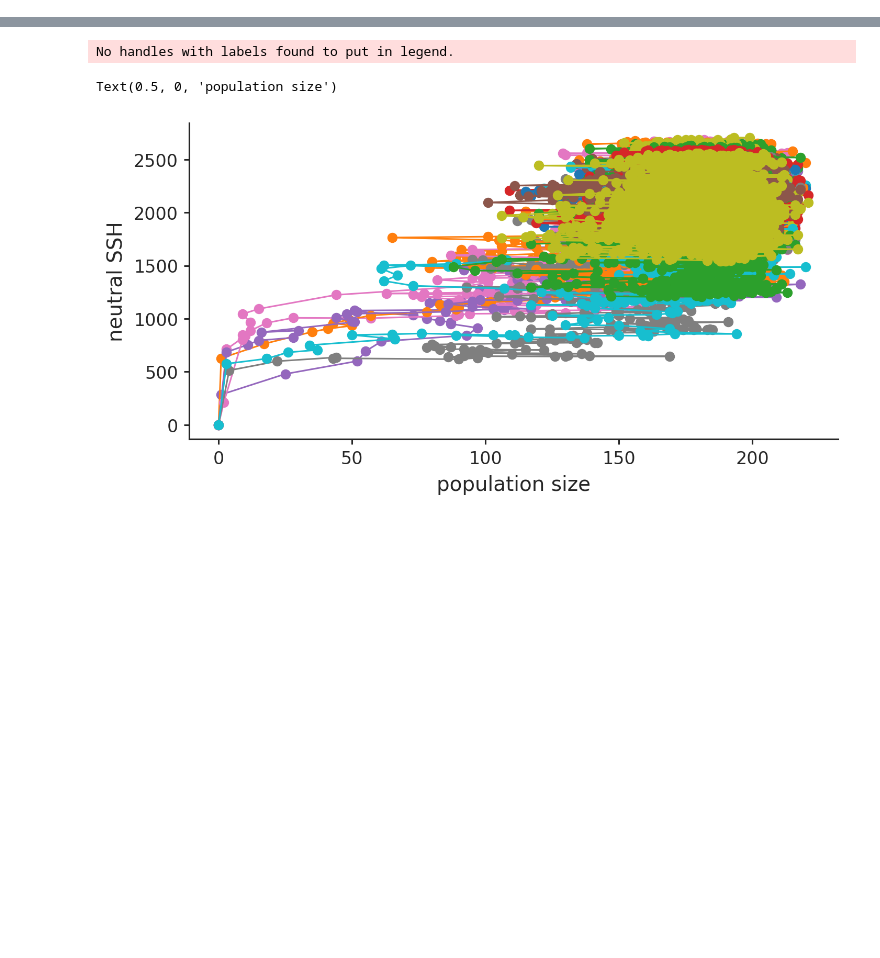
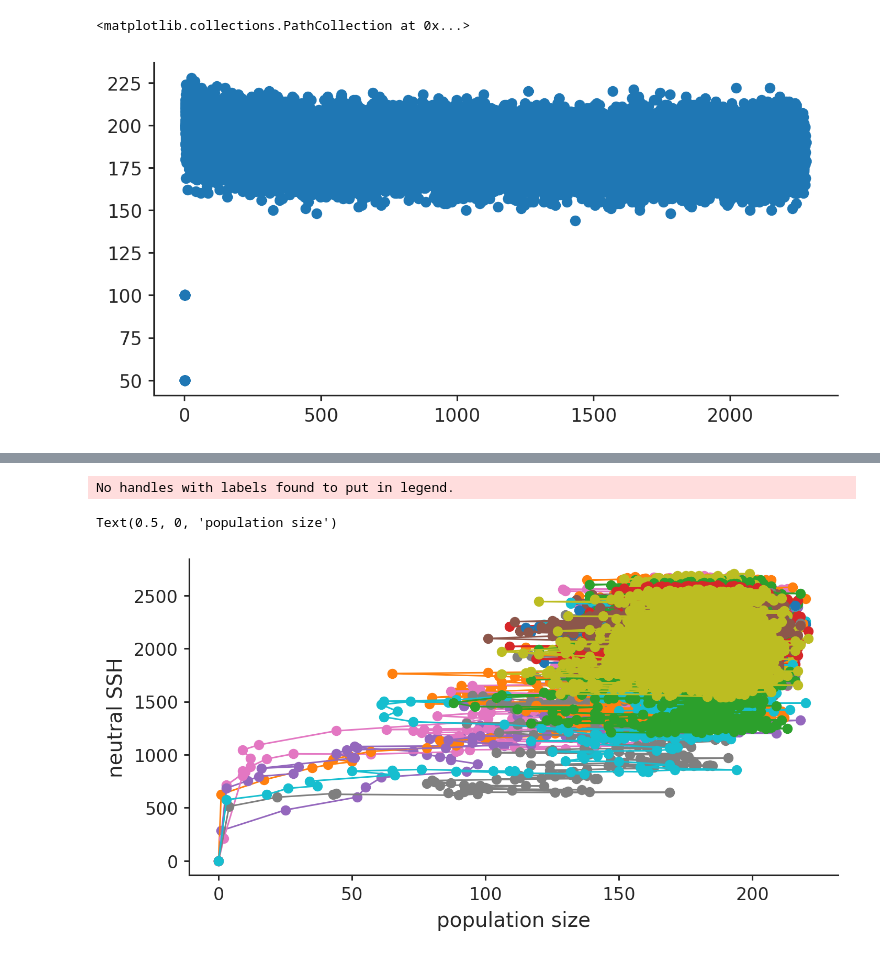
Before and after one commit to vsbuffalo/extinction_genetic_diversity, a Jupyter notebook: notebooks/Untitled.ipynb, the cells around one changed output, grey strips where cells are left out. Saved outputs shown, nothing was run; the diff lists cells and outputs as text; code cells hidden in the pictures; blank space fills up the shorter version.

```diff
--- a/notebooks/Untitled.ipynb
+++ b/notebooks/Untitled.ipynb
@@ -85,5 +85,6 @@ resfiles = iter_results(data_dir)
 
 converter = dict(K=int, alpha=float, Vs=float, end=int, fitfunc=str,
                  moving_bm=lambda x: {'T':True, 'F':False}[x],
-                 muN=float, muT=float, optimasd=float, rbp=float, rep=int)
+                 s=float, h=float,
+                 muN=float, muT=float, muD=float, optimasd=float, rbp=float, rep=int)
 res = combine_results(resfiles, converter, datadir=data_dir, ignore_keys=['rep', 'end'])
@@ -89,0 +126,23 @@ res = combine_results(resfiles, converter, datadir=data_dir, ignore_keys=['rep',
+# %%
+key = (('K', 500),
+ ('Vs', 1.0),
+ ('alpha', 0.01),
+ ('fitfunc', '"moving"'),
+ ('h', 0.0),
+ ('moving_bm', False),
+ ('muD', 0.0),
+ ('muN', 5e-08),
+ ('muT', 1e-07),
+ ('optimasd', 0.1),
+ ('rbp', 1e-08),
+ ('s', 0.0))
+
+dd = pd.concat(res[key])
+#plt.scatter(dd['generation'], dd['z_mean'])
+#plt.scatter(dd['generation'], dd['optima'])
+
+plt.scatter(dd['generation'], dd['N'])
+#plt.scatter(dd['generation'], dd['optima'])
+# %% [output]
+<matplotlib.collections.PathCollection at 0x...>
+[figure, added]
```
Also changed, not shown: parts of 6 cells of this notebook, 2 other files.
